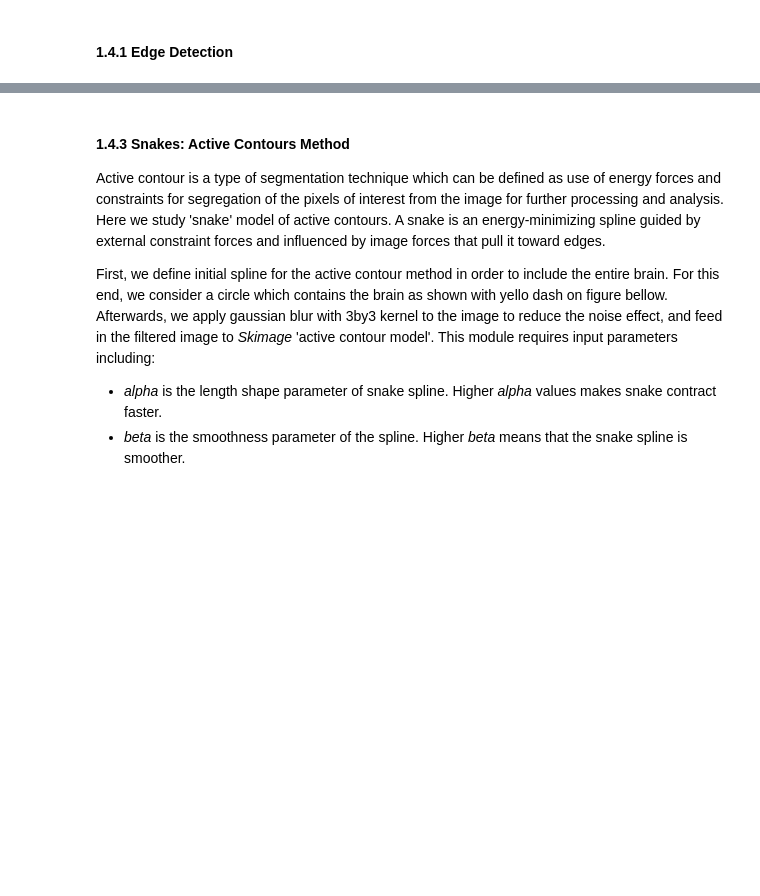
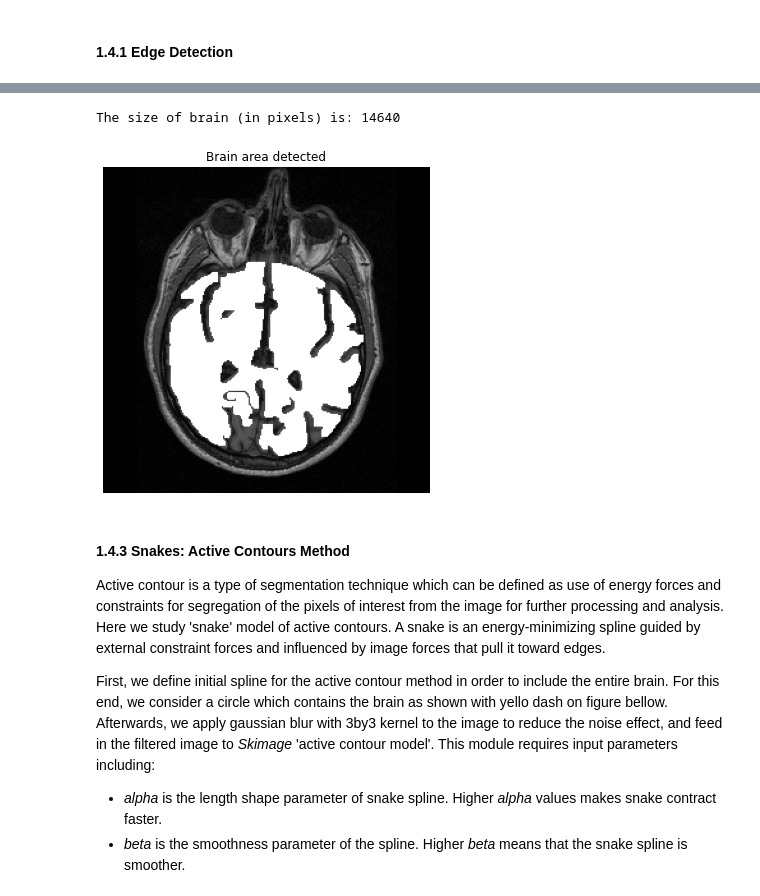
Before and after one commit to dhruti96shah/iapr-2020, a Jupyter notebook: labs/lab_01_segmentation.ipynb, the cells around one changed output, grey strips where cells are left out. Saved outputs shown, nothing was run; the diff lists cells and outputs as text; code cells hidden in the pictures; blank space fills up the shorter version.

Commit message:
fine tune the parameters for edge detection

```diff
--- a/labs/lab_01_segmentation.ipynb
+++ b/labs/lab_01_segmentation.ipynb
@@ -265,12 +283,13 @@ brain_im = skimage.io.imread(os.path.join(data_path, 'brain-slice40.tiff'))
 
 def findBrainCircle(img):
 
-    # Apply a Median blur to reduce noise and avoid false circle detection
-    im = cv2.medianBlur(img.copy(), 5)
+    # Apply a gaussian blur to reduce noise and avoid false circle detection
+    im = cv2.GaussianBlur(img,(7,7),0)
+    #im = cv2.medianBlur(img,5)
     output = img.copy()
 
     # detect circles in the image so that we can detect the brain area
-    circles = cv2.HoughCircles(im, cv2.HOUGH_GRADIENT, 1.2, 100)
+    circles = cv2.HoughCircles(im, cv2.HOUGH_GRADIENT, 1.8, 200)
 
     # ensure at least some circles were found
     if circles is not None:
@@ -288,7 +307,7 @@ def findBrainCircle(img):
             y_center = y
 
 
-    # print the resutls
+    # print the results
     #print(x_center,y_center,radius)
     return output, [radius, x_center, y_center]
 # %%
@@ -314,14 +335,14 @@ plt.show()
 import numpy as np
 from skimage.feature import canny
 from skimage import morphology
-from scipy.ndimage.filters import convolve, gaussian_filter
+
 
 def cannyEdgeDetector(im, blur, sigma):
     # use canny filter to detect edges in brain circle
     canny_filtered_img = canny(brain_im.copy(), sigma=sigma, mask = brain_circle.astype(bool))
 
     # applying dilation to brain area
-    kernel = np.ones((2,2))
+    kernel = np.ones((4,4))
     brain_area_edges = cv2.morphologyEx(canny_filtered_img.astype(np.uint8), cv2.MORPH_DILATE, kernel, iterations = 1)
     removed = 1 - binary_fill_holes(brain_area_edges).astype(np.uint8)
     masked_image = removed & brain_circle
@@ -335,20 +356,24 @@ def cannyEdgeDetector(im, blur, sigma):
     return finalEdges, full_img, size
 # %%
 img = brain_circle.copy()
-finalEdges,full_img,size = cannyEdgeDetector(img,1,1.25)
+finalEdges,full_img,size = cannyEdgeDetector(img,1,1.7)
 print('The size of brain (in pixels) is: {}'.format(size))
+
 # show the output images
 titles = ['Brain area detected']
 plots = [full_img]
 fig = plt.figure(figsize=(15, 6))
 fig.subplots_adjust(hspace=0.4, wspace=0.4)
 
 for i in range(1,2):
     ax = fig.add_subplot(1, 2, i)
     ax.imshow(plots[i-1], cmap='gray')
     ax.axis('off')
     plt.title(titles[i-1])
 plt.show()
+# %% [output]
+The size of brain (in pixels) is: 14640
+[figure, added]
 # %% [markdown]
 #### 1.4.3 Snakes: Active Contours Method
 Active contour is a type of segmentation technique which can be defined as use of energy forces and constraints for segregation of the pixels of interest from the image for further processing and analysis.
```
Also changed, not shown: parts of 17 cells of this notebook.
